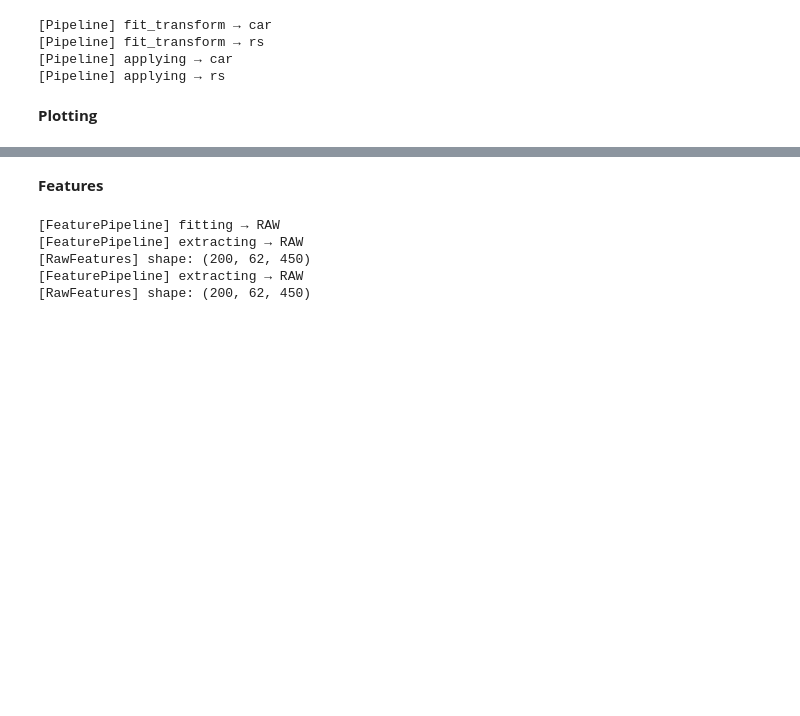
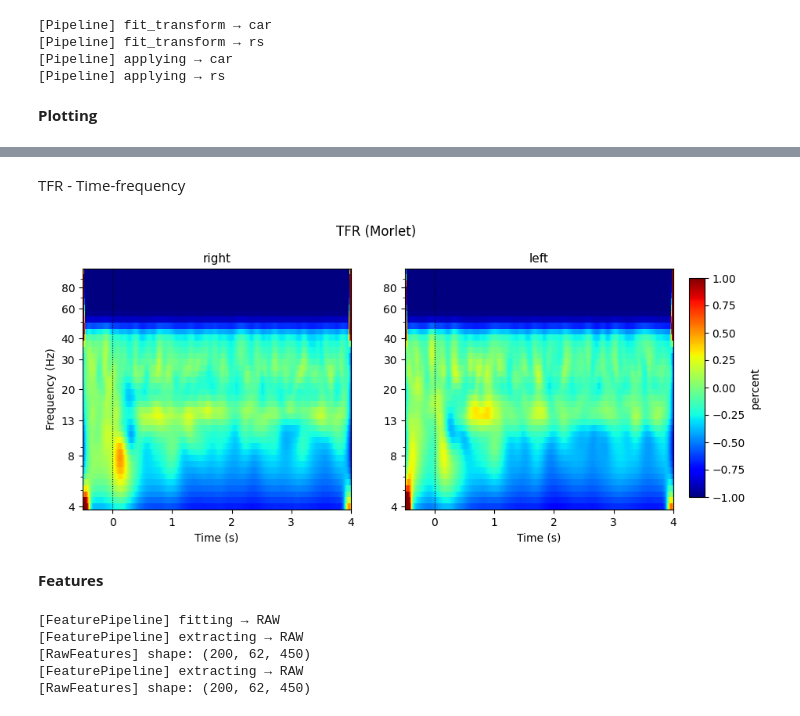
Before and after one commit to CPqD/eeg-decoding-framework, a Jupyter notebook: main.ipynb, the cells around one changed output, grey strips where cells are left out. Cells and saved outputs as stored; diff of their text form; code cells hidden in the pictures; blank space fills up the shorter version.

```diff
--- a/main.ipynb
+++ b/main.ipynb
@@ -77,3 +93,12 @@ plot_erp_compare(epochs_train_f)
+# %% [markdown]
+TFR - Time-frequency
+# %%
+# Before preprocessing
+plot_tfr(epochs_train)
+# After preprocessing
+#plot_tfr(epochs_train_f)
+# %% [output]
+[figure, added]
 # %% [markdown]
 **Features**
 # %%
```
Also changed, not shown: parts of 8 cells of this notebook, 2 other files.
